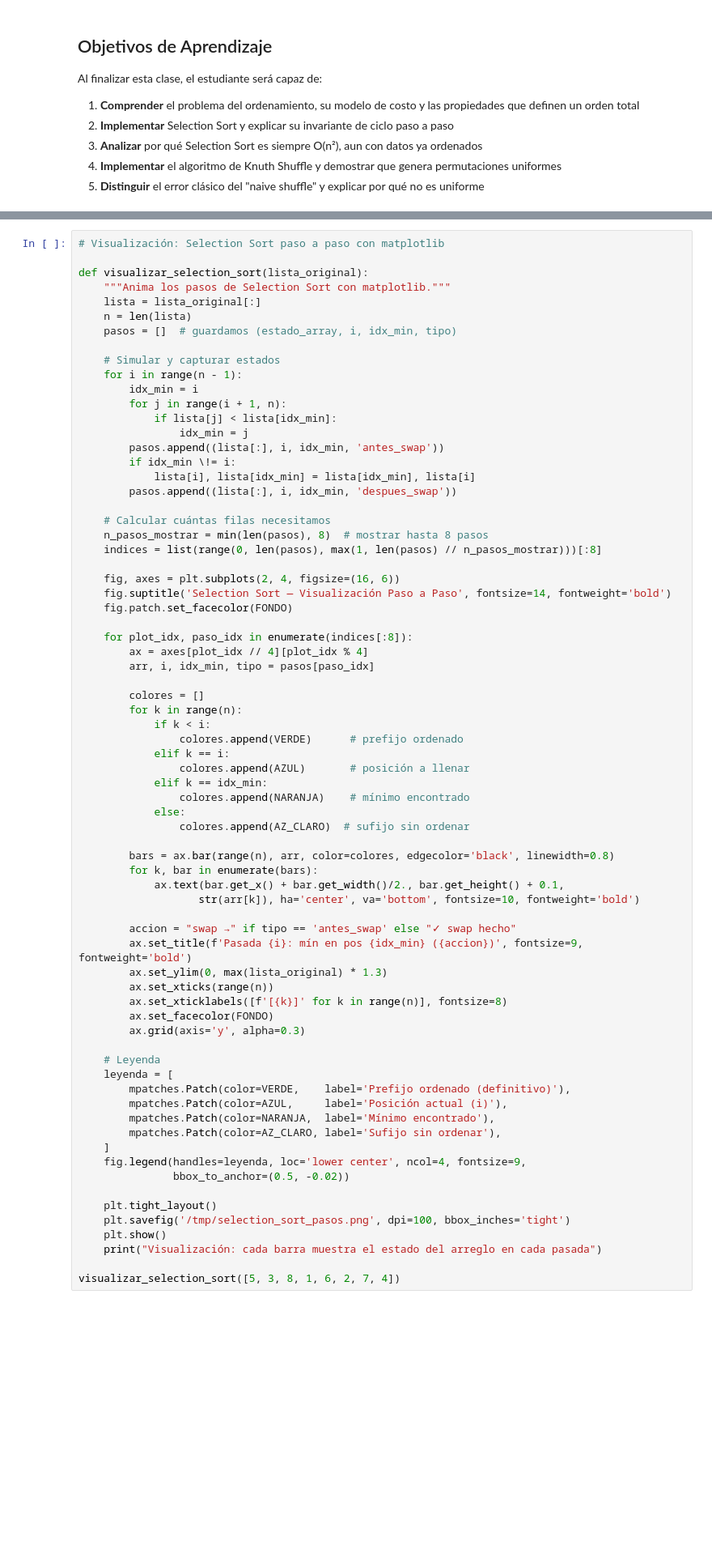
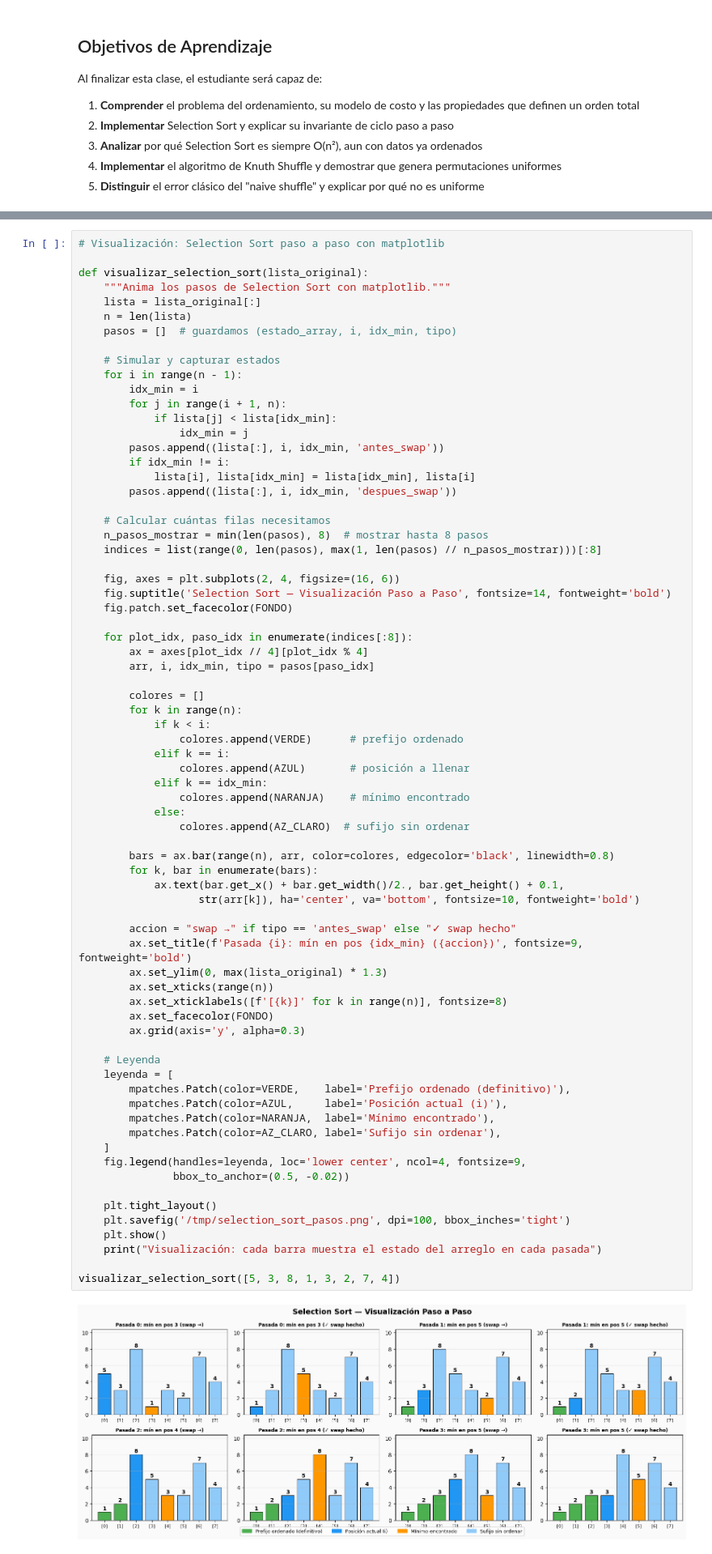
Before and after one commit to castudil/ALG_PYTHON_Public, a Jupyter notebook: 01_Material_Teorico/Unidad_3_Ordenamiento/01_ALG_TEO_Ordenamiento_Elemental.ipynb, the cells around one changed output, grey strips where cells are left out. Shown at 81% size. Saved outputs shown, nothing was run; the diff lists cells and outputs as text; blank space fills up the shorter version.

Commit message:
selection, insertion, y retoques en tareas pilas.

```diff
--- a/01_Material_Teorico/Unidad_3_Ordenamiento/01_ALG_TEO_Ordenamiento_Elemental.ipynb
+++ b/01_Material_Teorico/Unidad_3_Ordenamiento/01_ALG_TEO_Ordenamiento_Elemental.ipynb
@@ -225,7 +259,7 @@ def visualizar_selection_sort(lista_original):
             if lista[j] < lista[idx_min]:
                 idx_min = j
         pasos.append((lista[:], i, idx_min, 'antes_swap'))
-        if idx_min \!= i:
+        if idx_min != i:
             lista[i], lista[idx_min] = lista[idx_min], lista[i]
         pasos.append((lista[:], i, idx_min, 'despues_swap'))
 
@@ -253,31 +287,33 @@ def visualizar_selection_sort(lista_original):
                 colores.append(AZ_CLARO)  # sufijo sin ordenar
 
         bars = ax.bar(range(n), arr, color=colores, edgecolor='black', linewidth=0.8)
         for k, bar in enumerate(bars):
             ax.text(bar.get_x() + bar.get_width()/2., bar.get_height() + 0.1,
                    str(arr[k]), ha='center', va='bottom', fontsize=10, fontweight='bold')
 
         accion = "swap →" if tipo == 'antes_swap' else "✓ swap hecho"
         ax.set_title(f'Pasada {i}: mín en pos {idx_min} ({accion})', fontsize=9, fontweight='bold')
         ax.set_ylim(0, max(lista_original) * 1.3)
         ax.set_xticks(range(n))
         ax.set_xticklabels([f'[{k}]' for k in range(n)], fontsize=8)
         ax.set_facecolor(FONDO)
         ax.grid(axis='y', alpha=0.3)
 
     # Leyenda
     leyenda = [
         mpatches.Patch(color=VERDE,    label='Prefijo ordenado (definitivo)'),
         mpatches.Patch(color=AZUL,     label='Posición actual (i)'),
         mpatches.Patch(color=NARANJA,  label='Mínimo encontrado'),
         mpatches.Patch(color=AZ_CLARO, label='Sufijo sin ordenar'),
     ]
     fig.legend(handles=leyenda, loc='lower center', ncol=4, fontsize=9,
                bbox_to_anchor=(0.5, -0.02))
 
     plt.tight_layout()
     plt.savefig('/tmp/selection_sort_pasos.png', dpi=100, bbox_inches='tight')
     plt.show()
     print("Visualización: cada barra muestra el estado del arreglo en cada pasada")
 
-visualizar_selection_sort([5, 3, 8, 1, 6, 2, 7, 4])
+visualizar_selection_sort([5, 3, 8, 1, 3, 2, 7, 4])
+# %% [output]
+[figure, added]
```
Also changed, not shown: parts of 10 cells of this notebook, 5 other files.
